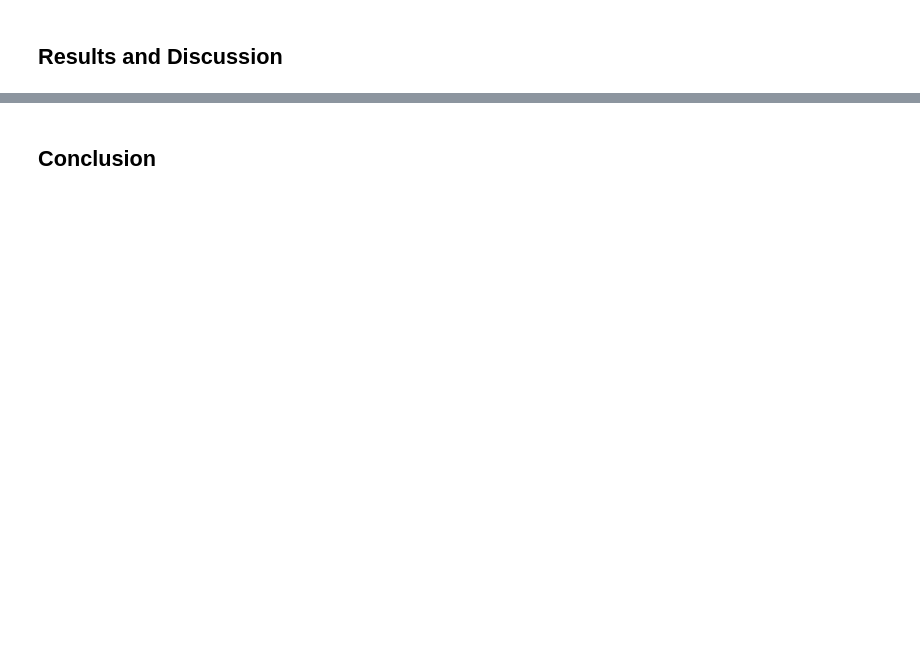
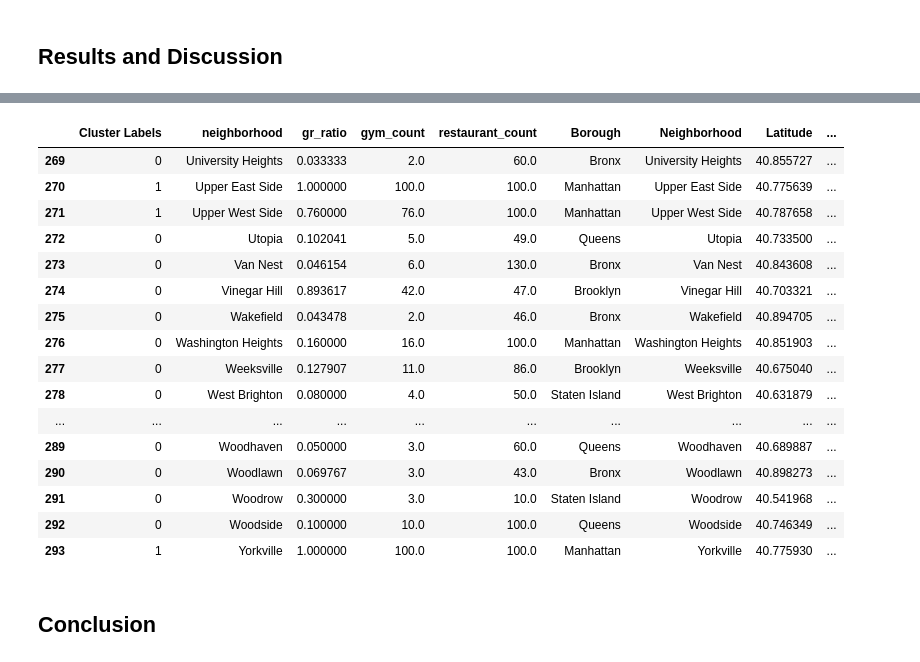
Before and after one commit to WouterDeBot/CapstoneBuildIBM, a Jupyter notebook: notebooks/Fit and Food- Coursera Capstone Project.ipynb, the cells around one changed output, grey strips where cells are left out. Saved outputs shown, nothing was run; the diff lists cells and outputs as text; code cells hidden in the pictures; blank space fills up the shorter version.

```diff
--- a/notebooks/Fit and Food- Coursera Capstone Project.ipynb
+++ b/notebooks/Fit and Food- Coursera Capstone Project.ipynb
@@ -425,7 +440,8 @@ For the clustering the K-Means algorithm will be used. This is done because it i
 k_clusters = 2
 
 #Drop remaining categorical values from the dataframe
-neighborhoods_grouped_clustering = df_dummy_all.drop(["category","categories","name","neighborhood"], axis = 1)
+#neighborhoods_grouped_clustering = df_dummy_all.drop(["category","categories","name","neighborhood"], axis = 1)
+neighborhoods_grouped_clustering = neighborhoods_features.drop(["neighborhood",'restaurant_count'], axis = 1)
 
 kmeans = KMeans(n_clusters = k_clusters).fit(neighborhoods_grouped_clustering)
 
@@ -436,4 +452,4 @@ array([1, 1, 1, 1, 1, 1, 1, 1, 1, 1])
 # %%
 # add clustering labels
-#neighborhoods_venues.insert(0, 'Cluster Labels', kmeans.labels_)
-df_overall.insert(0, 'Cluster Labels', kmeans.labels_)
+#neighborhoods_features = neighborhoods_features.drop(['Cluster Labels'], axis = 1)
+neighborhoods_features.insert(0, 'Cluster Labels', kmeans.labels_)
@@ -473,2 +456,5 @@ df_overall
+# %%
+# Join neighborhoods_features and neighborhoods to get latitude and longitude of each neighborhood.
+neighborhoods_clustered = pd.merge(neighborhoods_features , neighborhoods , left_on = "neighborhood", right_on = "Neighborhood" ,how = "left")
 # %% [markdown]
 ## Results and Discussion <a name="results"></a>
@@ -518,2 +496,23 @@ IndexError: tuple index out of range
+# %%
+#Show a part of the results
+neighborhoods_clustered.tail(25)
+# %% [output]
+|  | Cluster Labels | neighborhood | gr_ratio | gym_count | restaurant_count | Borough | Neighborhood | Latitude | ... |
+| 269 | 0 | University Heights | 0.033333 | 2.0 | 60.0 | Bronx | University Heights | 40.855727 | ... |
+| 270 | 1 | Upper East Side | 1.000000 | 100.0 | 100.0 | Manhattan | Upper East Side | 40.775639 | ... |
+| 271 | 1 | Upper West Side | 0.760000 | 76.0 | 100.0 | Manhattan | Upper West Side | 40.787658 | ... |
+| 272 | 0 | Utopia | 0.102041 | 5.0 | 49.0 | Queens | Utopia | 40.733500 | ... |
+| 273 | 0 | Van Nest | 0.046154 | 6.0 | 130.0 | Bronx | Van Nest | 40.843608 | ... |
+| 274 | 0 | Vinegar Hill | 0.893617 | 42.0 | 47.0 | Brooklyn | Vinegar Hill | 40.703321 | ... |
+| 275 | 0 | Wakefield | 0.043478 | 2.0 | 46.0 | Bronx | Wakefield | 40.894705 | ... |
+| 276 | 0 | Washington Heights | 0.160000 | 16.0 | 100.0 | Manhattan | Washington Heights | 40.851903 | ... |
+| 277 | 0 | Weeksville | 0.127907 | 11.0 | 86.0 | Brooklyn | Weeksville | 40.675040 | ... |
+| 278 | 0 | West Brighton | 0.080000 | 4.0 | 50.0 | Staten Island | West Brighton | 40.631879 | ... |
+| ... | ... | ... | ... | ... | ... | ... | ... | ... | ... |
+| 289 | 0 | Woodhaven | 0.050000 | 3.0 | 60.0 | Queens | Woodhaven | 40.689887 | ... |
+| 290 | 0 | Woodlawn | 0.069767 | 3.0 | 43.0 | Bronx | Woodlawn | 40.898273 | ... |
+| 291 | 0 | Woodrow | 0.300000 | 3.0 | 10.0 | Staten Island | Woodrow | 40.541968 | ... |
+| 292 | 0 | Woodside | 0.100000 | 10.0 | 100.0 | Queens | Woodside | 40.746349 | ... |
+| 293 | 1 | Yorkville | 1.000000 | 100.0 | 100.0 | Manhattan | Yorkville | 40.775930 | ... |
 # %% [markdown]
 ## Conclusion <a name="conclusion"></a>
```
Also changed, not shown: parts of 28 cells of this notebook.
